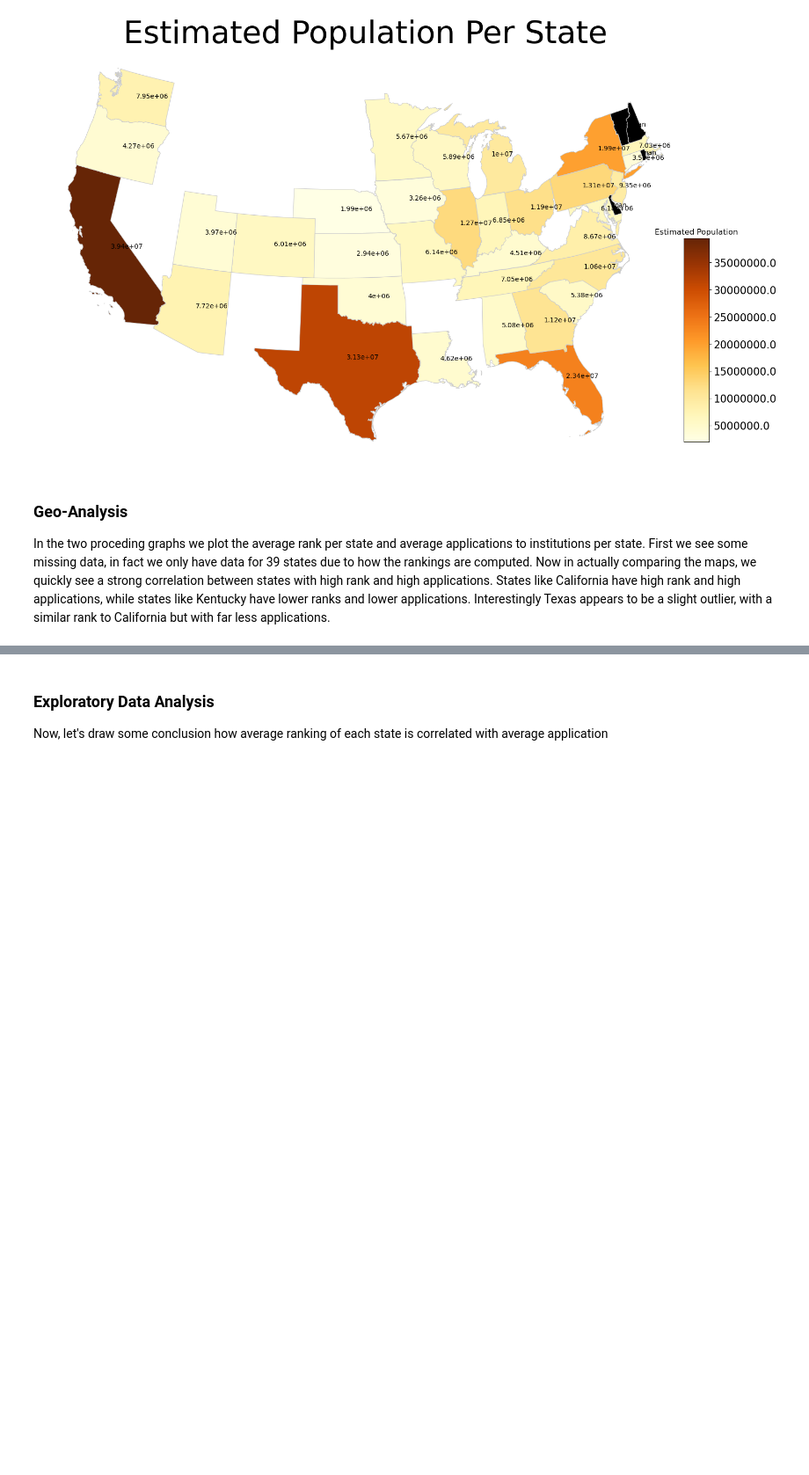
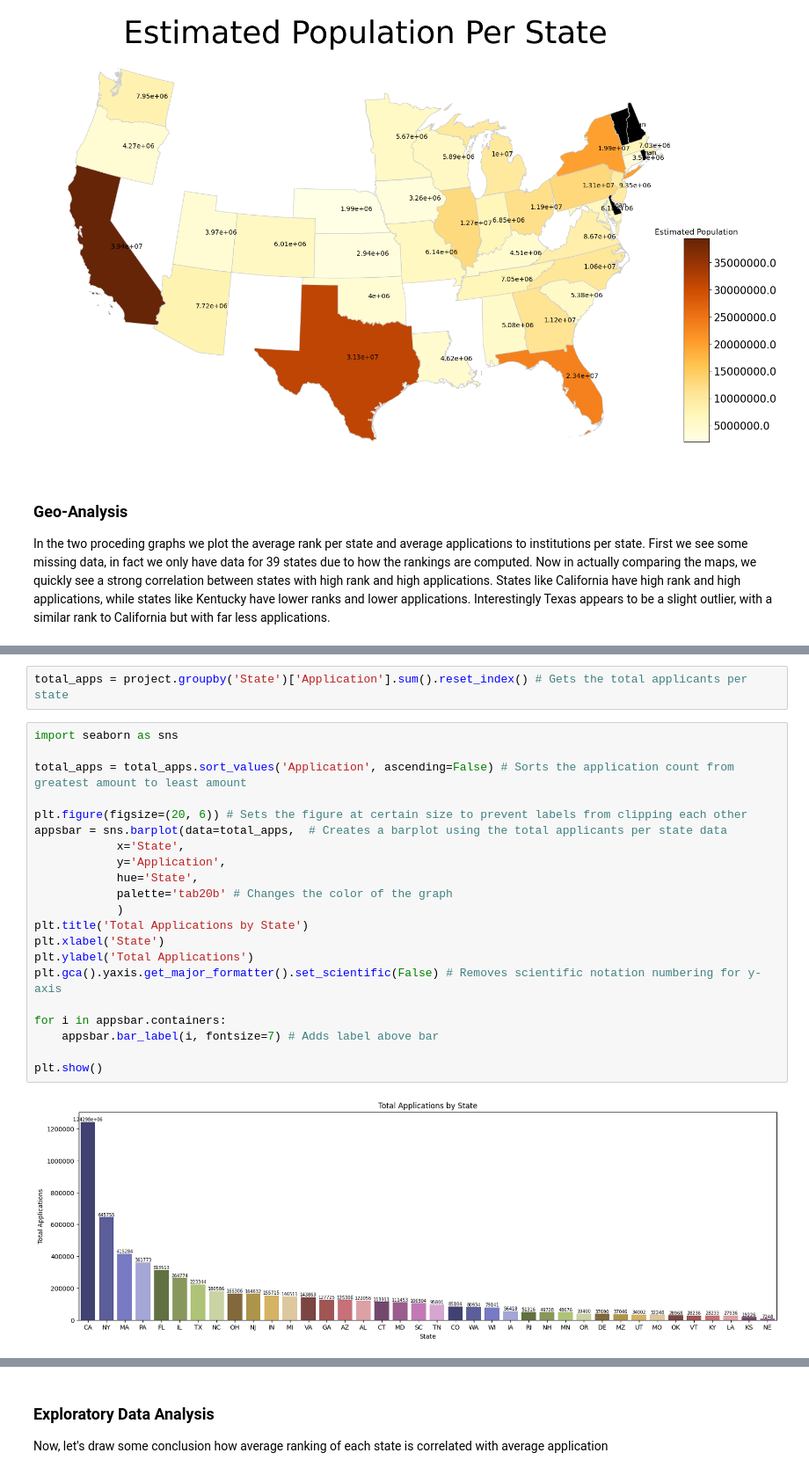
Before and after one commit to hamzahmansuri/university-admissions-analysis, a Jupyter notebook: EDACheckpoint_Group059_SP25.ipynb, the cells around one changed output, grey strips where cells are left out. Shown at 88% size. Cells and saved outputs as stored; diff of their text form; blank space fills up the shorter version.

Commit message:
Added bar graphs
Added bar graphs for total applicants and average ranking, with explanation.

```diff
--- a/EDACheckpoint_Group059_SP25.ipynb
+++ b/EDACheckpoint_Group059_SP25.ipynb
@@ -368,0 +373,25 @@ In the two proceding graphs we plot the average rank per state and average appli
+# %%
+total_apps = project.groupby('State')['Application'].sum().reset_index() # Gets the total applicants per state
+# %%
+import seaborn as sns
+
+total_apps = total_apps.sort_values('Application', ascending=False) # Sorts the application count from greatest amount to least amount
+
+plt.figure(figsize=(20, 6)) # Sets the figure at certain size to prevent labels from clipping each other
+appsbar = sns.barplot(data=total_apps,  # Creates a barplot using the total applicants per state data
+            x='State',
+            y='Application',
+            hue='State',
+            palette='tab20b' # Changes the color of the graph
+            )
+plt.title('Total Applications by State')
+plt.xlabel('State')
+plt.ylabel('Total Applications')
+plt.gca().yaxis.get_major_formatter().set_scientific(False) # Removes scientific notation numbering for y-axis
+
+for i in appsbar.containers:
+    appsbar.bar_label(i, fontsize=7) # Adds label above bar
+
+plt.show()
+# %% [output]
+[figure, added]
```
Also changed, not shown: parts of 3 cells of this notebook.
